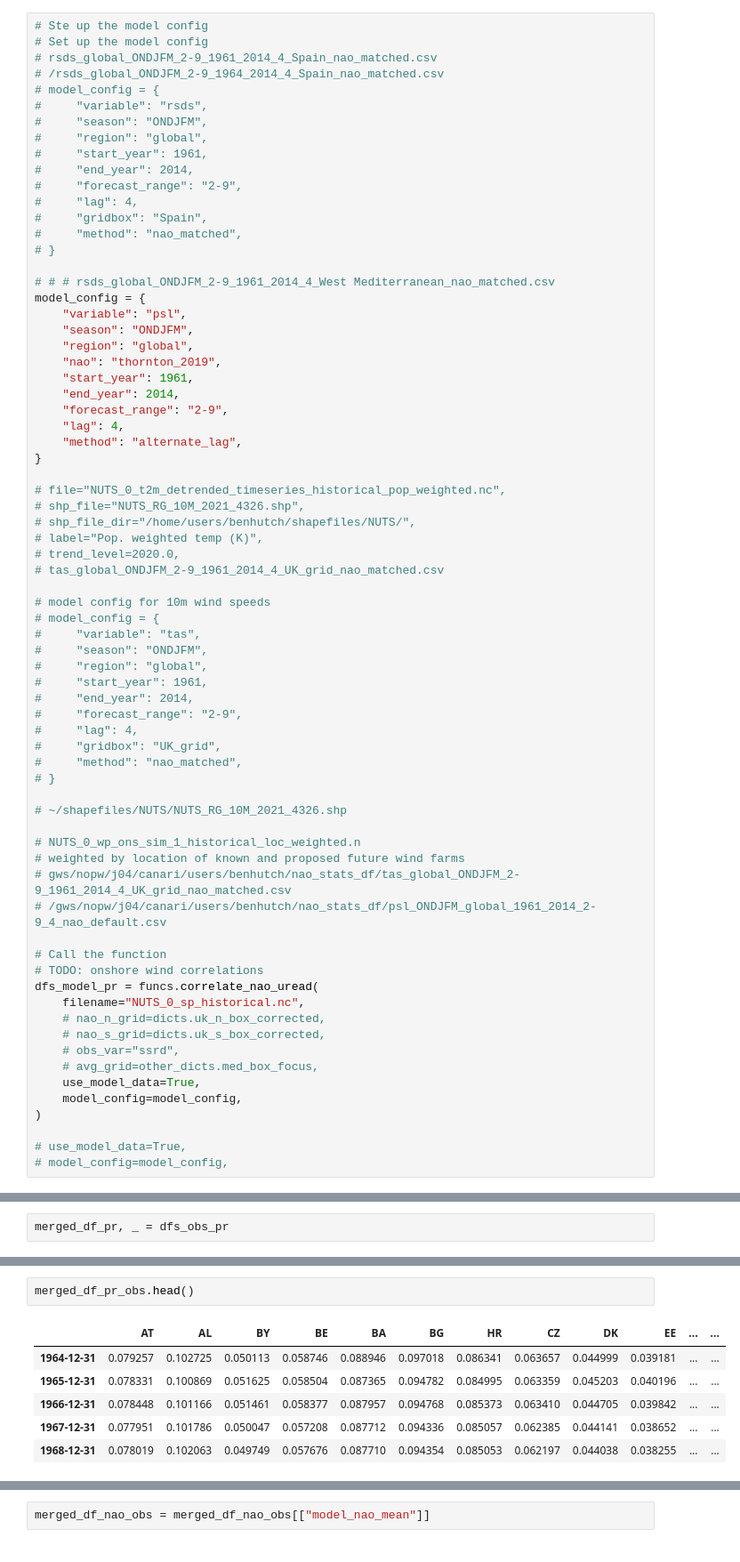
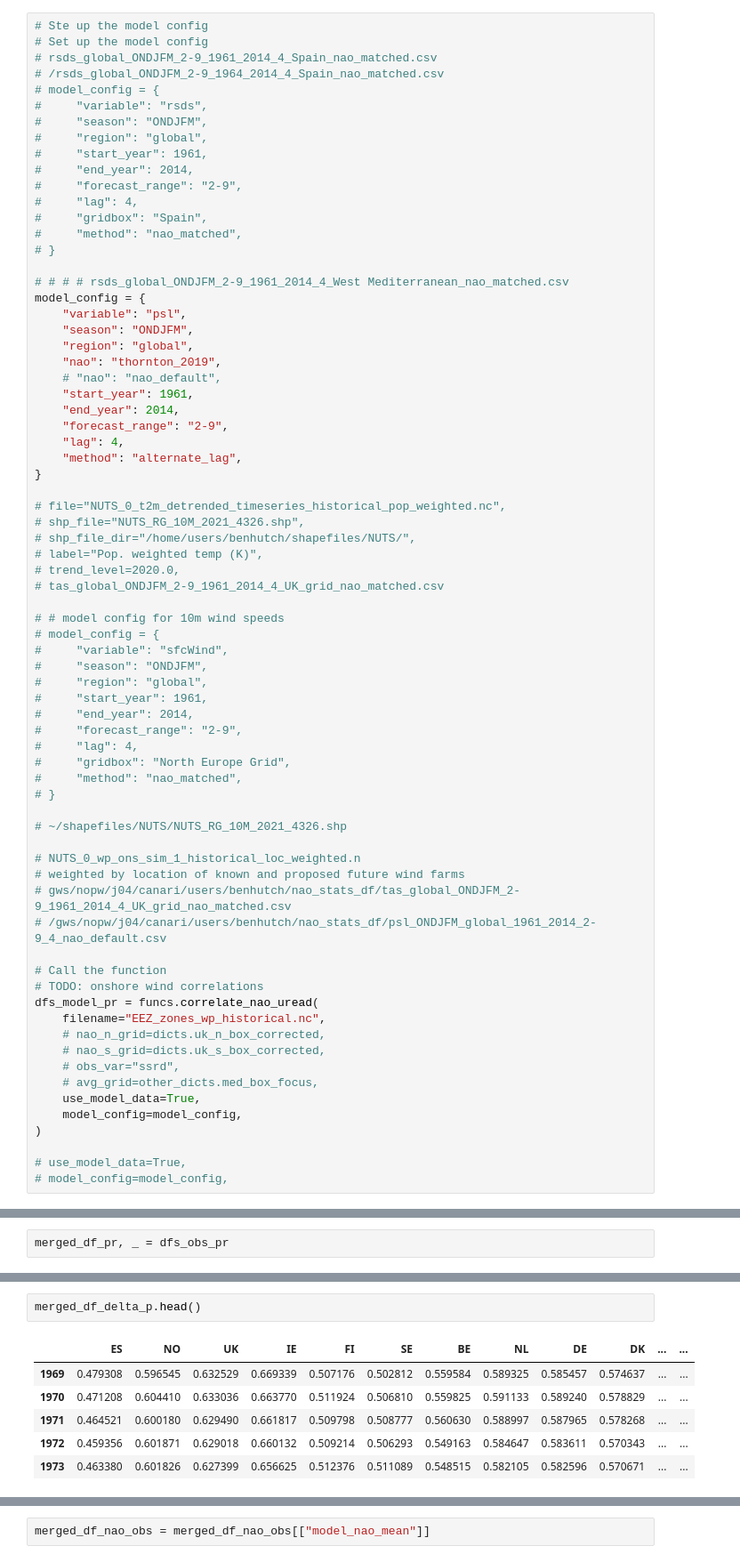
Before and after one commit to benhutchmet/energy-met-corr, a Jupyter notebook: testing-shapefiles.ipynb, the cells around one changed output, grey strips where cells are left out. Shown at 89% size. Saved outputs shown, nothing was run; the diff lists cells and outputs as text.

```diff
--- a/testing-shapefiles.ipynb
+++ b/testing-shapefiles.ipynb
@@ -55,12 +55,13 @@ The data we want is in:
 #     "method": "nao_matched",
 # }
 
-# # # rsds_global_ONDJFM_2-9_1961_2014_4_West Mediterranean_nao_matched.csv
+# # # # rsds_global_ONDJFM_2-9_1961_2014_4_West Mediterranean_nao_matched.csv
 model_config = {
     "variable": "psl",
     "season": "ONDJFM",
     "region": "global",
     "nao": "thornton_2019",
+    # "nao": "nao_default",
     "start_year": 1961,
     "end_year": 2014,
     "forecast_range": "2-9",
@@ -75,16 +76,16 @@ model_config = {
 # trend_level=2020.0,
 # tas_global_ONDJFM_2-9_1961_2014_4_UK_grid_nao_matched.csv
 
-# model config for 10m wind speeds
+# # model config for 10m wind speeds
 # model_config = {
-#     "variable": "tas",
+#     "variable": "sfcWind",
 #     "season": "ONDJFM",
 #     "region": "global",
 #     "start_year": 1961,
 #     "end_year": 2014,
 #     "forecast_range": "2-9",
 #     "lag": 4,
-#     "gridbox": "UK_grid",
+#     "gridbox": "North Europe Grid",
 #     "method": "nao_matched",
 # }
 
@@ -98,7 +99,7 @@ model_config = {
 # Call the function
 # TODO: onshore wind correlations
 dfs_model_pr = funcs.correlate_nao_uread(
-    filename="NUTS_0_sp_historical.nc",
+    filename="EEZ_zones_wp_historical.nc",
     # nao_n_grid=dicts.uk_n_box_corrected,
     # nao_s_grid=dicts.uk_s_box_corrected,
     # obs_var="ssrd",
@@ -154,9 +154,9 @@ merged_df_pr, _ = dfs_obs_pr
 # %%
-merged_df_pr_obs.head()
+merged_df_delta_p.head()
 # %% [output]
-|  | AT | AL | BY | BE | BA | BG | HR | CZ | DK | EE | ... | ... |
-| 1964-12-31 | 0.079257 | 0.102725 | 0.050113 | 0.058746 | 0.088946 | 0.097018 | 0.086341 | 0.063657 | 0.044999 | 0.039181 | ... | ... |
-| 1965-12-31 | 0.078331 | 0.100869 | 0.051625 | 0.058504 | 0.087365 | 0.094782 | 0.084995 | 0.063359 | 0.045203 | 0.040196 | ... | ... |
-| 1966-12-31 | 0.078448 | 0.101166 | 0.051461 | 0.058377 | 0.087957 | 0.094768 | 0.085373 | 0.063410 | 0.044705 | 0.039842 | ... | ... |
-| 1967-12-31 | 0.077951 | 0.101786 | 0.050047 | 0.057208 | 0.087712 | 0.094336 | 0.085057 | 0.062385 | 0.044141 | 0.038652 | ... | ... |
-| 1968-12-31 | 0.078019 | 0.102063 | 0.049749 | 0.057676 | 0.087710 | 0.094354 | 0.085053 | 0.062197 | 0.044038 | 0.038255 | ... | ... |
+|  | ES | NO | UK | IE | FI | SE | BE | NL | DE | DK | ... | ... |
+| 1969 | 0.479308 | 0.596545 | 0.632529 | 0.669339 | 0.507176 | 0.502812 | 0.559584 | 0.589325 | 0.585457 | 0.574637 | ... | ... |
+| 1970 | 0.471208 | 0.604410 | 0.633036 | 0.663770 | 0.511924 | 0.506810 | 0.559825 | 0.591133 | 0.589240 | 0.578829 | ... | ... |
+| 1971 | 0.464521 | 0.600180 | 0.629490 | 0.661817 | 0.509798 | 0.508777 | 0.560630 | 0.588997 | 0.587965 | 0.578268 | ... | ... |
+| 1972 | 0.459356 | 0.601871 | 0.629018 | 0.660132 | 0.509214 | 0.506293 | 0.549163 | 0.584647 | 0.583611 | 0.570343 | ... | ... |
+| 1973 | 0.463380 | 0.601826 | 0.627399 | 0.656625 | 0.512376 | 0.511089 | 0.548515 | 0.582105 | 0.582596 | 0.570671 | ... | ... |
```
Also changed, not shown: parts of 28 cells of this notebook, 3 other files.
